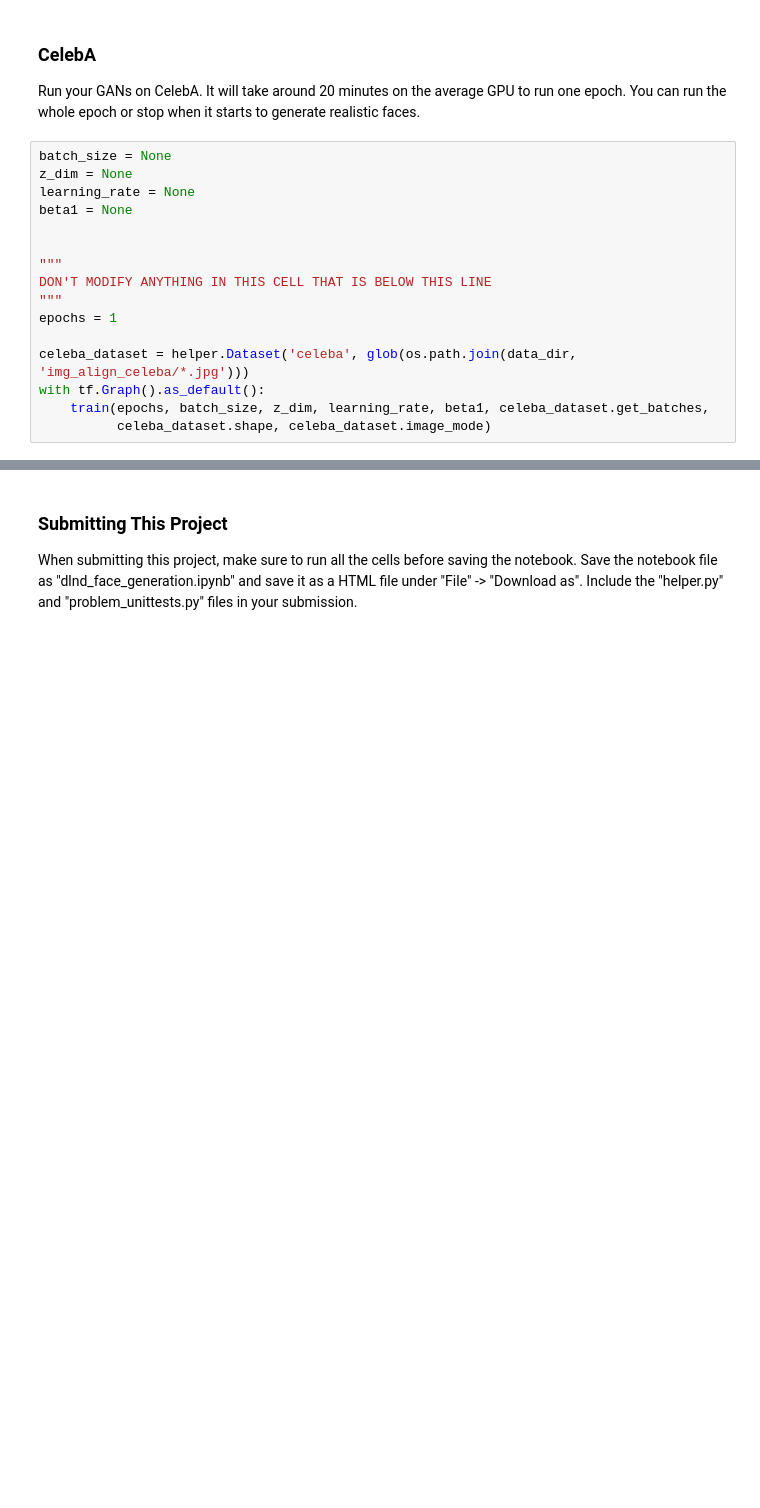
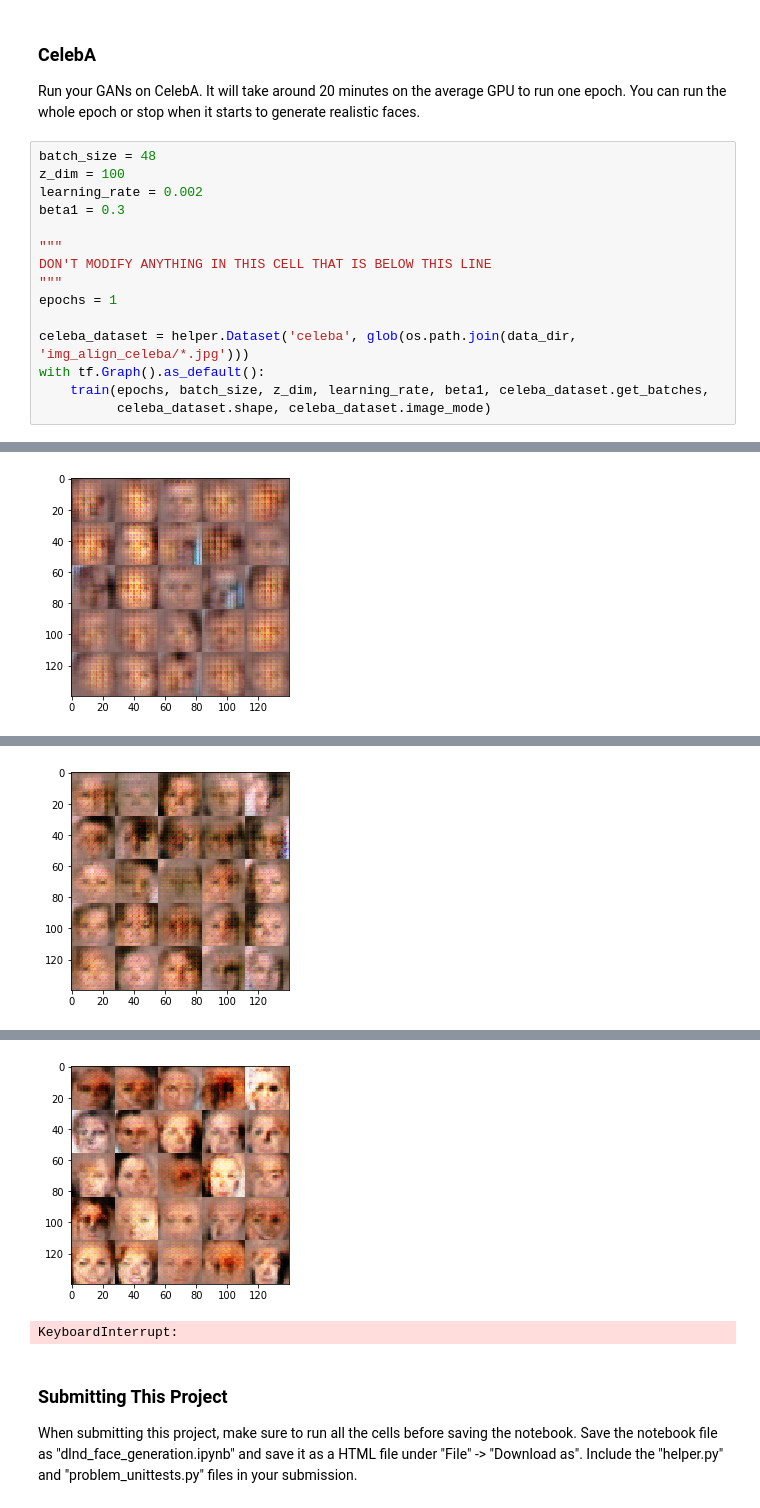
Before and after one commit to parkitny/gan-project, a Jupyter notebook: face_generation/dlnd_face_generation.ipynb, the cells around one changed output, grey strips where cells are left out. Cells and saved outputs as stored; diff of their text form; blank space fills up the shorter version.

```diff
--- a/face_generation/dlnd_face_generation.ipynb
+++ b/face_generation/dlnd_face_generation.ipynb
@@ -291,11 +405,10 @@ with tf.Graph().as_default():
 ### CelebA
 Run your GANs on CelebA.  It will take around 20 minutes on the average GPU to run one epoch.  You can run the whole epoch or stop when it starts to generate realistic faces.
 # %%
-batch_size = None
-z_dim = None
-learning_rate = None
-beta1 = None
-
+batch_size = 48
+z_dim = 100
+learning_rate = 0.002
+beta1 = 0.3
 
 """
 DON'T MODIFY ANYTHING IN THIS CELL THAT IS BELOW THIS LINE
@@ -306,3 +419,4 @@ celeba_dataset = helper.Dataset('celeba', glob(os.path.join(data_dir, 'img_align
 with tf.Graph().as_default():
     train(epochs, batch_size, z_dim, learning_rate, beta1, celeba_dataset.get_batches,
           celeba_dataset.shape, celeba_dataset.image_mode)
+# %% [output]
@@ -308,0 +426 @@ with tf.Graph().as_default():
+[figure, added]
@@ -308,0 +430 @@ with tf.Graph().as_default():
+[figure, added]
@@ -309,3 +434,5 @@ with tf.Graph().as_default():
+[figure, added]
+KeyboardInterrupt:
 # %% [markdown]
 ### Submitting This Project
 When submitting this project, make sure to run all the cells before saving the notebook. Save the notebook file as "dlnd_face_generation.ipynb" and save it as a HTML file under "File" -> "Download as". Include the "helper.py" and "problem_unittests.py" files in your submission.
```
Also changed, not shown: parts of 10 cells of this notebook, 1 other file.
